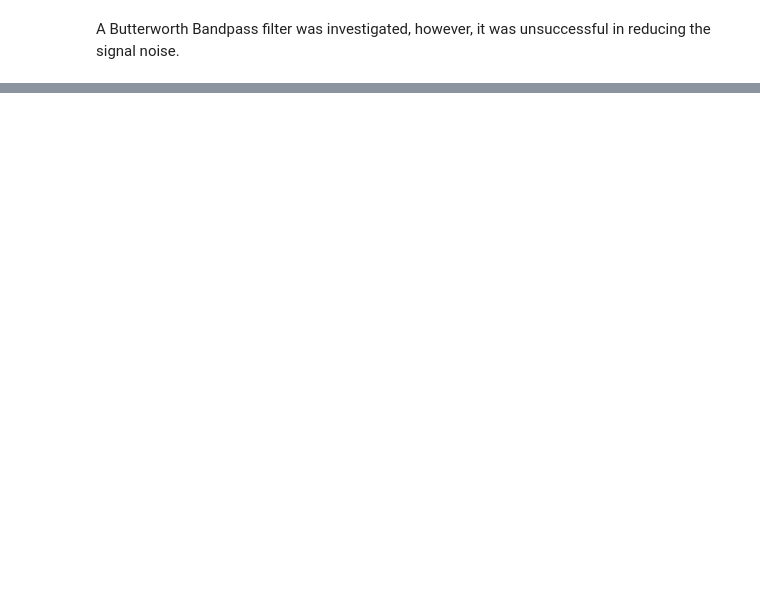
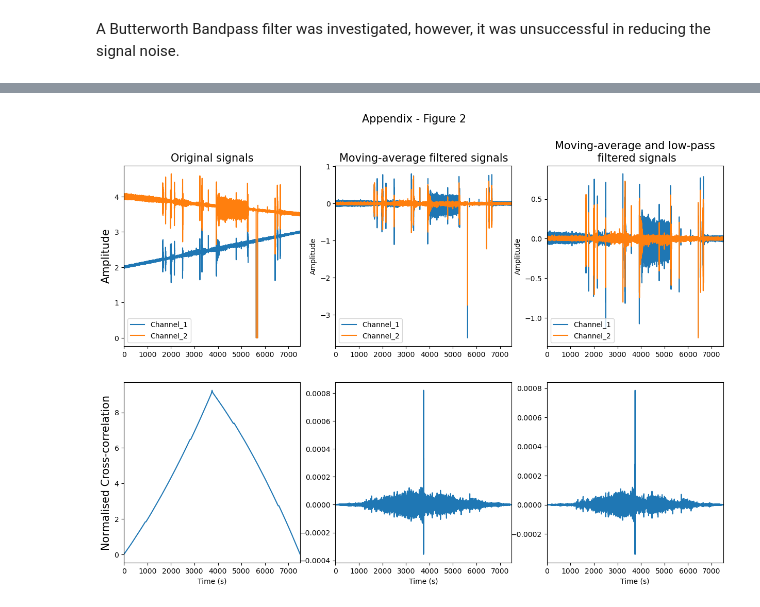
Before and after one commit to AoibheT-H/Algorithm_Challenge, a Jupyter notebook: Aoibhe_Turner_Heaney_Algorithm_Challenge.ipynb, the cells around one changed output, grey strips where cells are left out. Cells and saved outputs as stored; diff of their text form; code cells hidden in the pictures; blank space fills up the shorter version.

Commit message:
Cross-correlation investigated and final notes added

```diff
--- a/Aoibhe_Turner_Heaney_Algorithm_Challenge.ipynb
+++ b/Aoibhe_Turner_Heaney_Algorithm_Challenge.ipynb
@@ -588,0 +603,51 @@ plt.show()
+# %%
+cross_corr_orig = signal.correlate(signals['Channel_1'], signals['Channel_2'])/len(signals['Channel_1'])
+cross_corr_avg = signal.correlate(avg_sig_1, avg_sig_2)/ len(signal.correlate(avg_sig_1, avg_sig_2))
+cross_corr_LP_fil = signal.correlate(LP_filtered_avg_sig_1, LP_filtered_avg_sig_2)/len(signal.correlate(LP_filtered_avg_sig_1, LP_filtered_avg_sig_2))
+
+time_cross_corr = np.linspace(0, (len(cross_corr_orig)/fs)/2, len(cross_corr_orig)) # convert into time in order to compare the signals over time alongside
+
+plt.figure(figsize=(15,10)).suptitle('Appendix - Figure 2', fontsize=15)
+plt.subplot(2, 3, 1)
+plt.plot(time_axis, signals)
+plt.legend(['Channel_1', 'Channel_2'])
+plt.ylabel('Amplitude', fontsize=15)
+plt.title('Original signals', fontsize=15)
+plt.xlim([0, time_axis[-1]])
+
+plt.subplot(2, 3, 4)
+plt.plot(time_cross_corr, cross_corr_orig)
+plt.xlabel('Time (s)')
+plt.ylabel('Normalised Cross-correlation', fontsize=15)
+plt.xlim([0, time_cross_corr[-1]])
+
+plt.subplot(2, 3, 2)
+plt.plot(time_axis, avg_sig_2)
+plt.plot(time_axis, avg_sig_1)
+plt.legend(['Channel_1', 'Channel_2'])
+plt.xlim([0, time_axis[-1]])
+# plt.xlabel('Time (s)')
+plt.title('Moving-average filtered signals', fontsize=15)
+plt.ylabel('Amplitude')
+
+plt.subplot(2, 3, 5)
+plt.plot(time_cross_corr, cross_corr_avg)
+plt.xlabel('Time (s)')
+plt.xlim([0, time_cross_corr[-1]])
+
+plt.subplot(2, 3, 3)
+plt.plot(time_axis, LP_filtered_avg_sig_2)
+plt.plot(time_axis, LP_filtered_avg_sig_1)
+plt.legend(['Channel_1', 'Channel_2'])
+# plt.xlabel('Time (s)')
+plt.ylabel('Amplitude')
+plt.xlim([0, time_axis[-1]])
+plt.title('Moving-average and low-pass\n filtered signals', fontsize=15)
+
+plt.subplot(2, 3, 6)
+plt.plot(time_cross_corr, cross_corr_LP_fil)
+plt.xlabel('Time (s)')
+plt.xlim([0, time_cross_corr[-1]])
+plt.show()
+# %% [output]
+[figure, added]
```
Also changed, not shown: parts of 9 cells of this notebook.
